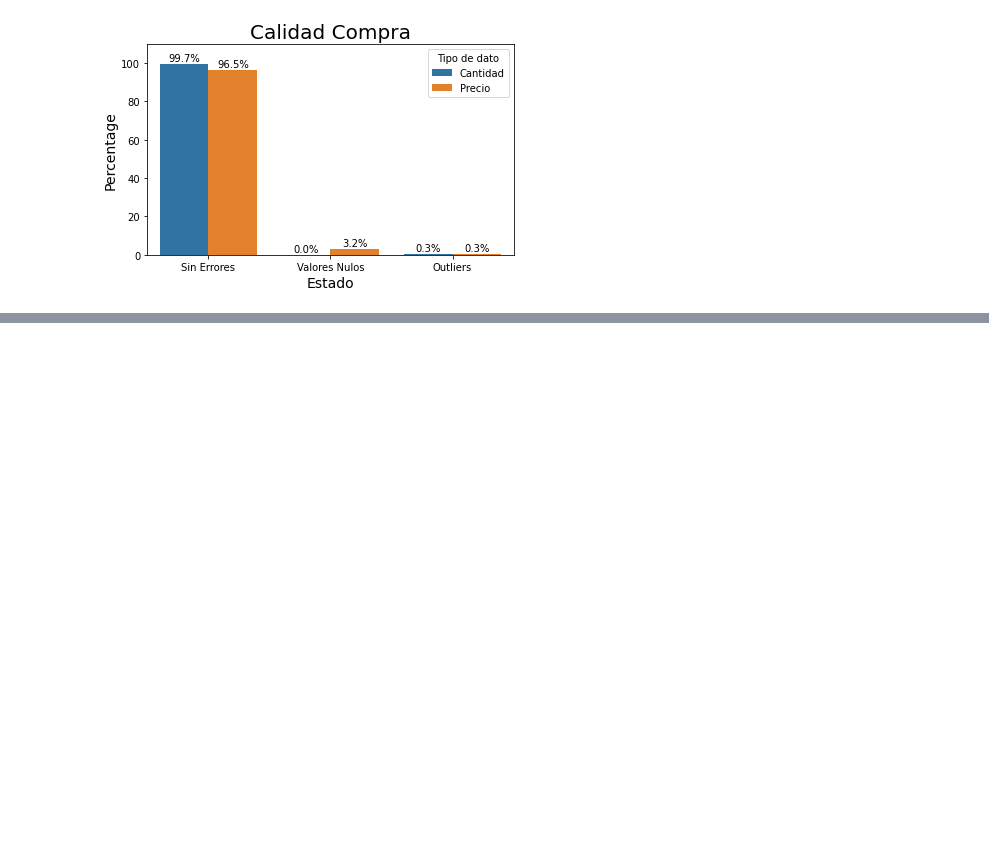
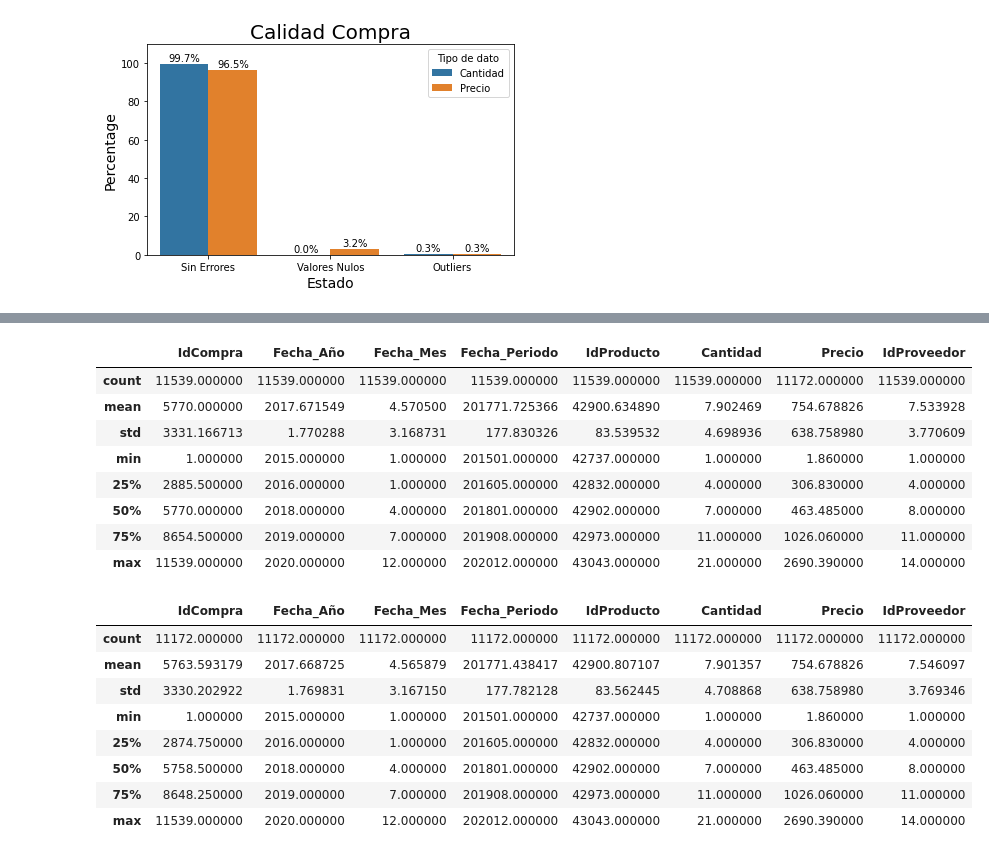
Before and after one commit to manusza/DS-PI-ProyectoIndividual, a Jupyter notebook: Datasets/Proyecto I.ipynb, the cells around one changed output, grey strips where cells are left out. Drawn from its saved outputs; the diff is of its cells as text; code cells hidden in the pictures; blank space fills up the shorter version.

```diff
--- a/Datasets/Proyecto I.ipynb
+++ b/Datasets/Proyecto I.ipynb
@@ -389,0 +471,33 @@ ploteo_nan(df_gasto_plot, input("Como se llama su archivo?"))
+# %%
+# dropeamos las columnas NaN las cuales solo posean precio, que no sean necesarias para un analisis de personas o localizaciones
+# dado que el mayor % no supera el 3% y que algunos valores podrian ser 0, por lo tanto para trabajar con los datos en mejor calidad opto por eliminarlos
+
+df_compra.describe()
+
+
+df_compra=df_compra.dropna()
+df_gasto=df_gasto.dropna()
+df_venta=df_venta.dropna()
+
+
+# verificamos que se haya dropeado las rows
+df_compra.describe()
+# %% [output]
+|  | IdCompra | Fecha_Año | Fecha_Mes | Fecha_Periodo | IdProducto | Cantidad | Precio | IdProveedor |
+| count | 11539.000000 | 11539.000000 | 11539.000000 | 11539.000000 | 11539.000000 | 11539.000000 | 11172.000000 | 11539.000000 |
+| mean | 5770.000000 | 2017.671549 | 4.570500 | 201771.725366 | 42900.634890 | 7.902469 | 754.678826 | 7.533928 |
+| std | 3331.166713 | 1.770288 | 3.168731 | 177.830326 | 83.539532 | 4.698936 | 638.758980 | 3.770609 |
+| min | 1.000000 | 2015.000000 | 1.000000 | 201501.000000 | 42737.000000 | 1.000000 | 1.860000 | 1.000000 |
+| 25% | 2885.500000 | 2016.000000 | 1.000000 | 201605.000000 | 42832.000000 | 4.000000 | 306.830000 | 4.000000 |
+| 50% | 5770.000000 | 2018.000000 | 4.000000 | 201801.000000 | 42902.000000 | 7.000000 | 463.485000 | 8.000000 |
+| 75% | 8654.500000 | 2019.000000 | 7.000000 | 201908.000000 | 42973.000000 | 11.000000 | 1026.060000 | 11.000000 |
+| max | 11539.000000 | 2020.000000 | 12.000000 | 202012.000000 | 43043.000000 | 21.000000 | 2690.390000 | 14.000000 |
+|  | IdCompra | Fecha_Año | Fecha_Mes | Fecha_Periodo | IdProducto | Cantidad | Precio | IdProveedor |
+| count | 11172.000000 | 11172.000000 | 11172.000000 | 11172.000000 | 11172.000000 | 11172.000000 | 11172.000000 | 11172.000000 |
+| mean | 5763.593179 | 2017.668725 | 4.565879 | 201771.438417 | 42900.807107 | 7.901357 | 754.678826 | 7.546097 |
+| std | 3330.202922 | 1.769831 | 3.167150 | 177.782128 | 83.562445 | 4.708868 | 638.758980 | 3.769346 |
+| min | 1.000000 | 2015.000000 | 1.000000 | 201501.000000 | 42737.000000 | 1.000000 | 1.860000 | 1.000000 |
+| 25% | 2874.750000 | 2016.000000 | 1.000000 | 201605.000000 | 42832.000000 | 4.000000 | 306.830000 | 4.000000 |
+| 50% | 5758.500000 | 2018.000000 | 4.000000 | 201801.000000 | 42902.000000 | 7.000000 | 463.485000 | 8.000000 |
+| 75% | 8648.250000 | 2019.000000 | 7.000000 | 201908.000000 | 42973.000000 | 11.000000 | 1026.060000 | 11.000000 |
+| max | 11539.000000 | 2020.000000 | 12.000000 | 202012.000000 | 43043.000000 | 21.000000 | 2690.390000 | 14.000000 |
```
Also changed, not shown: parts of 5 cells of this notebook, 3 other files.
